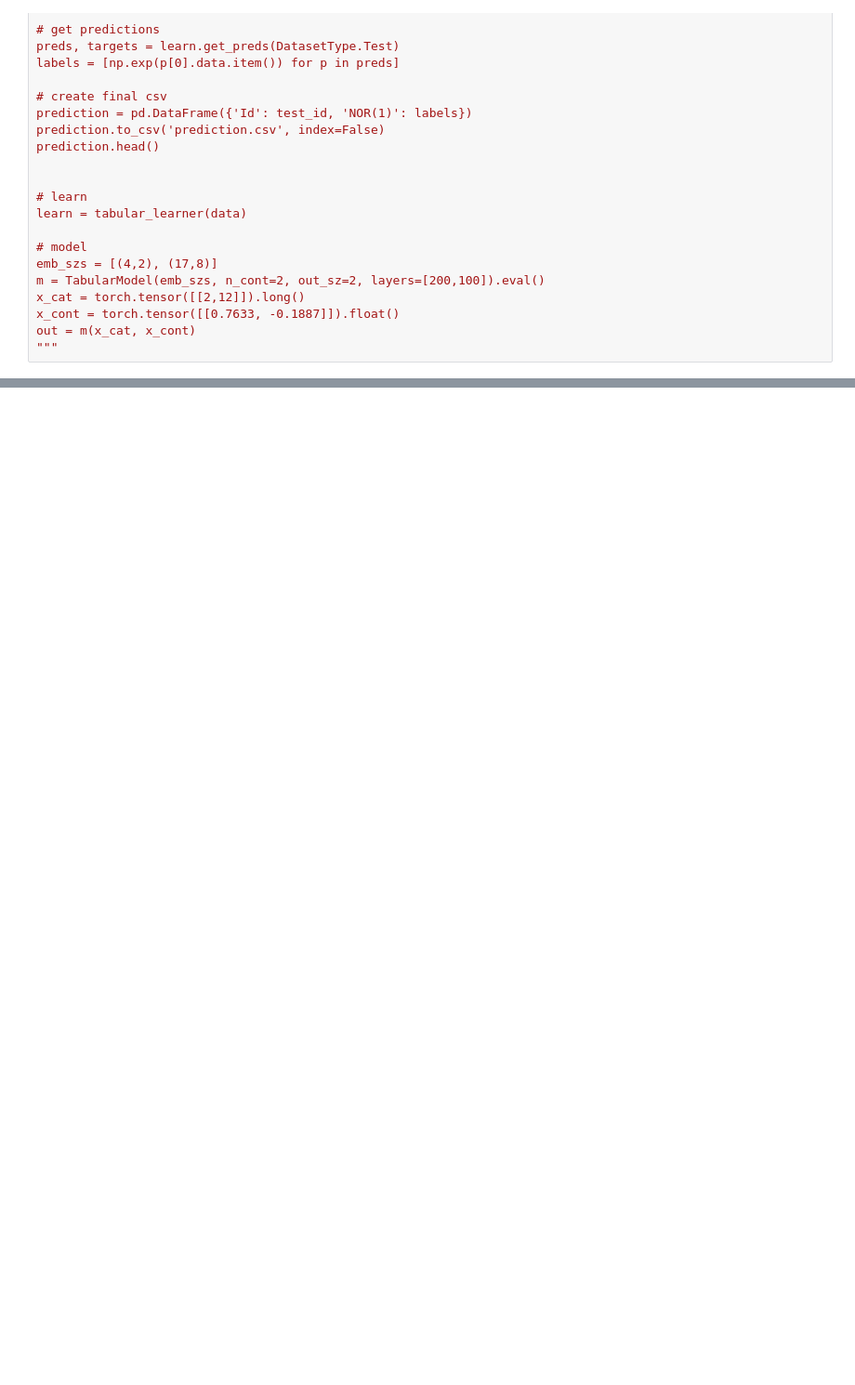
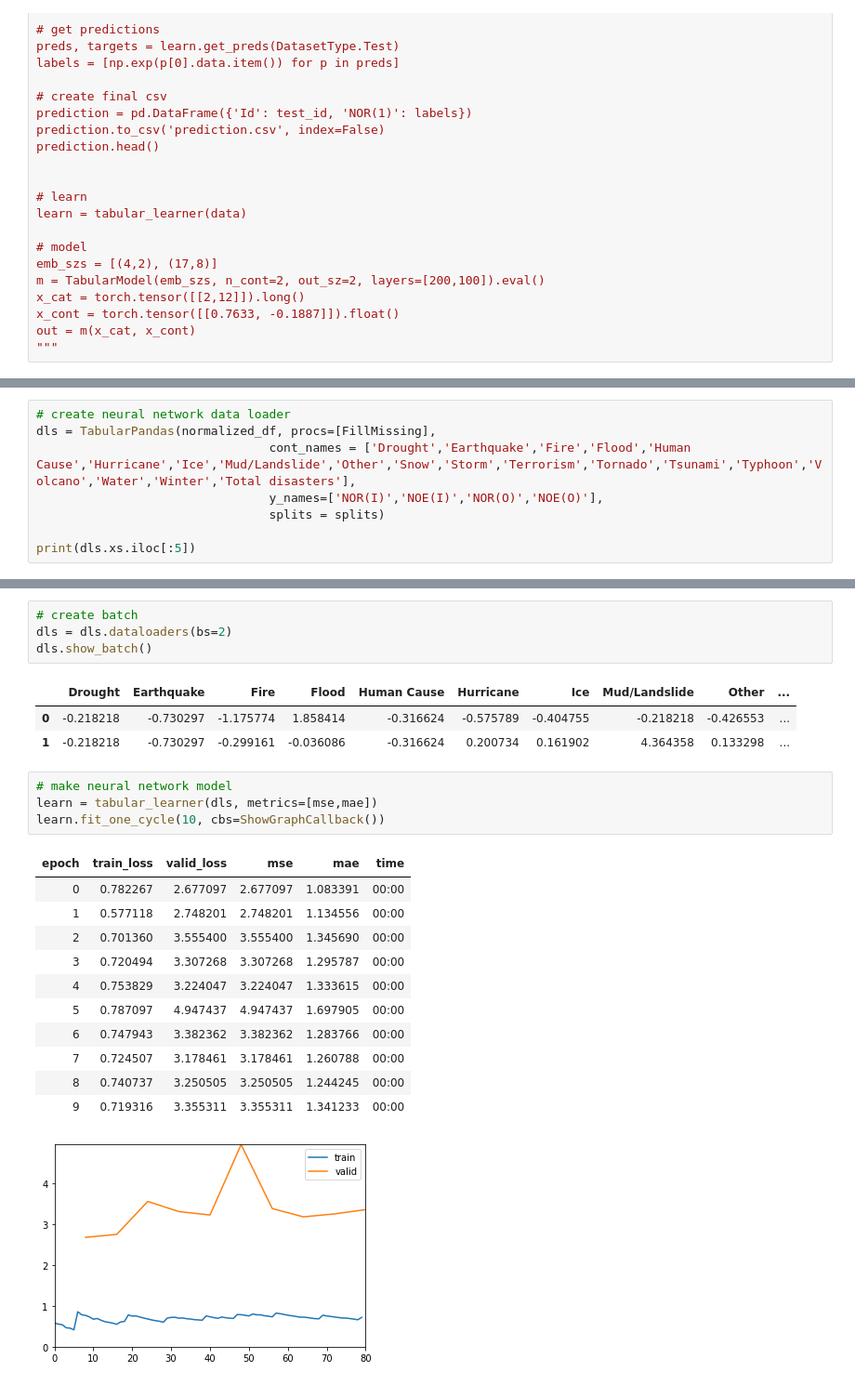
Before and after one commit to Suzanna-Neely-Yates/climate-displacement, a Jupyter notebook: code/notebook.ipynb, the cells around one changed output, grey strips where cells are left out. Shown: that part at 93% size. Saved outputs shown, nothing was run; the diff lists cells and outputs as text; blank space fills up the shorter version.

```diff
--- a/code/notebook.ipynb
+++ b/code/notebook.ipynb
@@ -908,0 +858,8 @@ None
+# %%
+# create neural network data loader
+dls = TabularPandas(normalized_df, procs=[FillMissing],
+                                cont_names = ['Drought','Earthquake','Fire','Flood','Human Cause','Hurricane','Ice','Mud/Landslide','Other','Snow','Storm','Terrorism','Tornado','Tsunami','Typhoon','Volcano','Water','Winter','Total disasters'],
+                                y_names=['NOR(I)','NOE(I)','NOR(O)','NOE(O)'],
+                                splits = splits)
+
+print(dls.xs.iloc[:5])
@@ -908,0 +887,25 @@ None
+# %%
+# create batch
+dls = dls.dataloaders(bs=2)
+dls.show_batch()
+# %% [output]
+|  | Drought | Earthquake | Fire | Flood | Human Cause | Hurricane | Ice | Mud/Landslide | Other | ... |
+| 0 | -0.218218 | -0.730297 | -1.175774 | 1.858414 | -0.316624 | -0.575789 | -0.404755 | -0.218218 | -0.426553 | ... |
+| 1 | -0.218218 | -0.730297 | -0.299161 | -0.036086 | -0.316624 | 0.200734 | 0.161902 | 4.364358 | 0.133298 | ... |
+# %%
+# make neural network model
+learn = tabular_learner(dls, metrics=[mse,mae])
+learn.fit_one_cycle(10, cbs=ShowGraphCallback())
+# %% [output]
+| epoch | train_loss | valid_loss | mse | mae | time |
+| 0 | 0.782267 | 2.677097 | 2.677097 | 1.083391 | 00:00 |
+| 1 | 0.577118 | 2.748201 | 2.748201 | 1.134556 | 00:00 |
+| 2 | 0.701360 | 3.555400 | 3.555400 | 1.345690 | 00:00 |
+| 3 | 0.720494 | 3.307268 | 3.307268 | 1.295787 | 00:00 |
+| 4 | 0.753829 | 3.224047 | 3.224047 | 1.333615 | 00:00 |
+| 5 | 0.787097 | 4.947437 | 4.947437 | 1.697905 | 00:00 |
+| 6 | 0.747943 | 3.382362 | 3.382362 | 1.283766 | 00:00 |
+| 7 | 0.724507 | 3.178461 | 3.178461 | 1.260788 | 00:00 |
+| 8 | 0.740737 | 3.250505 | 3.250505 | 1.244245 | 00:00 |
+| 9 | 0.719316 | 3.355311 | 3.355311 | 1.341233 | 00:00 |
+[figure, added]
```
Also changed, not shown: parts of 8 cells of this notebook.
